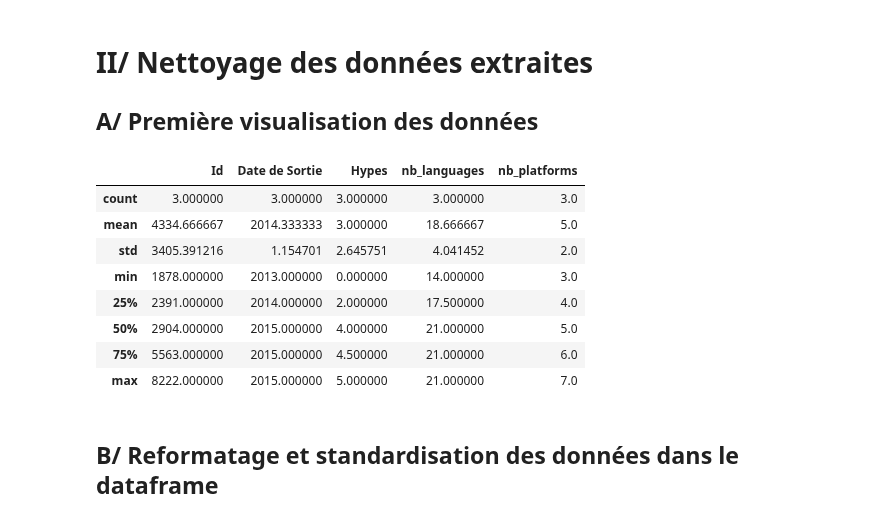
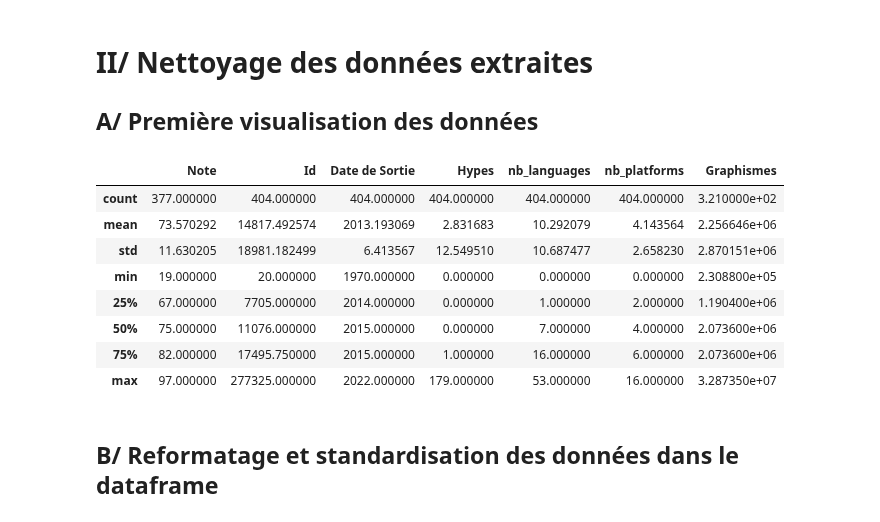
Before and after one commit to PyTomSss/PythonProjects, a Jupyter notebook: Project_Notebook.ipynb, the cells around one changed output. Drawn from its saved outputs; the diff is of its cells as text; code cells hidden in the pictures.

```diff
--- a/Project_Notebook.ipynb
+++ b/Project_Notebook.ipynb
@@ -562,5 +583,5 @@ Au vu du temps d'éxécution pour extraire l'ensemble des données de la base, n
 # %% [markdown]
 On lit ici le csv, non nettoyé, pour importer les datas
 # %%
-#df = pd.read_csv('BDD_Python_Project.csv')
-#df.head(10)
+df = pd.read_csv('BBD1.csv')
+df.head(10)
@@ -573,15 +607,15 @@ On lit ici le csv, non nettoyé, pour importer les datas
 # %%
-DF_VG.describe()
+df.describe()
 # %% [output]
-|  | Id | Date de Sortie | Hypes | nb_languages | nb_platforms |
-| count | 3.000000 | 3.000000 | 3.000000 | 3.000000 | 3.0 |
-| mean | 4334.666667 | 2014.333333 | 3.000000 | 18.666667 | 5.0 |
-| std | 3405.391216 | 1.154701 | 2.645751 | 4.041452 | 2.0 |
-| min | 1878.000000 | 2013.000000 | 0.000000 | 14.000000 | 3.0 |
-| 25% | 2391.000000 | 2014.000000 | 2.000000 | 17.500000 | 4.0 |
-| 50% | 2904.000000 | 2015.000000 | 4.000000 | 21.000000 | 5.0 |
-| 75% | 5563.000000 | 2015.000000 | 4.500000 | 21.000000 | 6.0 |
-| max | 8222.000000 | 2015.000000 | 5.000000 | 21.000000 | 7.0 |
+|  | Note | Id | Date de Sortie | Hypes | nb_languages | nb_platforms | Graphismes |
+| count | 377.000000 | 404.000000 | 404.000000 | 404.000000 | 404.000000 | 404.000000 | 3.210000e+02 |
+| mean | 73.570292 | 14817.492574 | 2013.193069 | 2.831683 | 10.292079 | 4.143564 | 2.256646e+06 |
+| std | 11.630205 | 18981.182499 | 6.413567 | 12.549510 | 10.687477 | 2.658230 | 2.870151e+06 |
+| min | 19.000000 | 20.000000 | 1970.000000 | 0.000000 | 0.000000 | 0.000000 | 2.308800e+05 |
+| 25% | 67.000000 | 7705.000000 | 2014.000000 | 0.000000 | 1.000000 | 2.000000 | 1.190400e+06 |
+| 50% | 75.000000 | 11076.000000 | 2015.000000 | 0.000000 | 7.000000 | 4.000000 | 2.073600e+06 |
+| 75% | 82.000000 | 17495.750000 | 2015.000000 | 1.000000 | 16.000000 | 6.000000 | 2.073600e+06 |
+| max | 97.000000 | 277325.000000 | 2022.000000 | 179.000000 | 53.000000 | 16.000000 | 3.287350e+07 |
 # %% [markdown]
 ## B/ Reformatage et standardisation des données dans le dataframe
 # %% [markdown]
```
Also changed, not shown: parts of 11 cells of this notebook, 2 other files.
